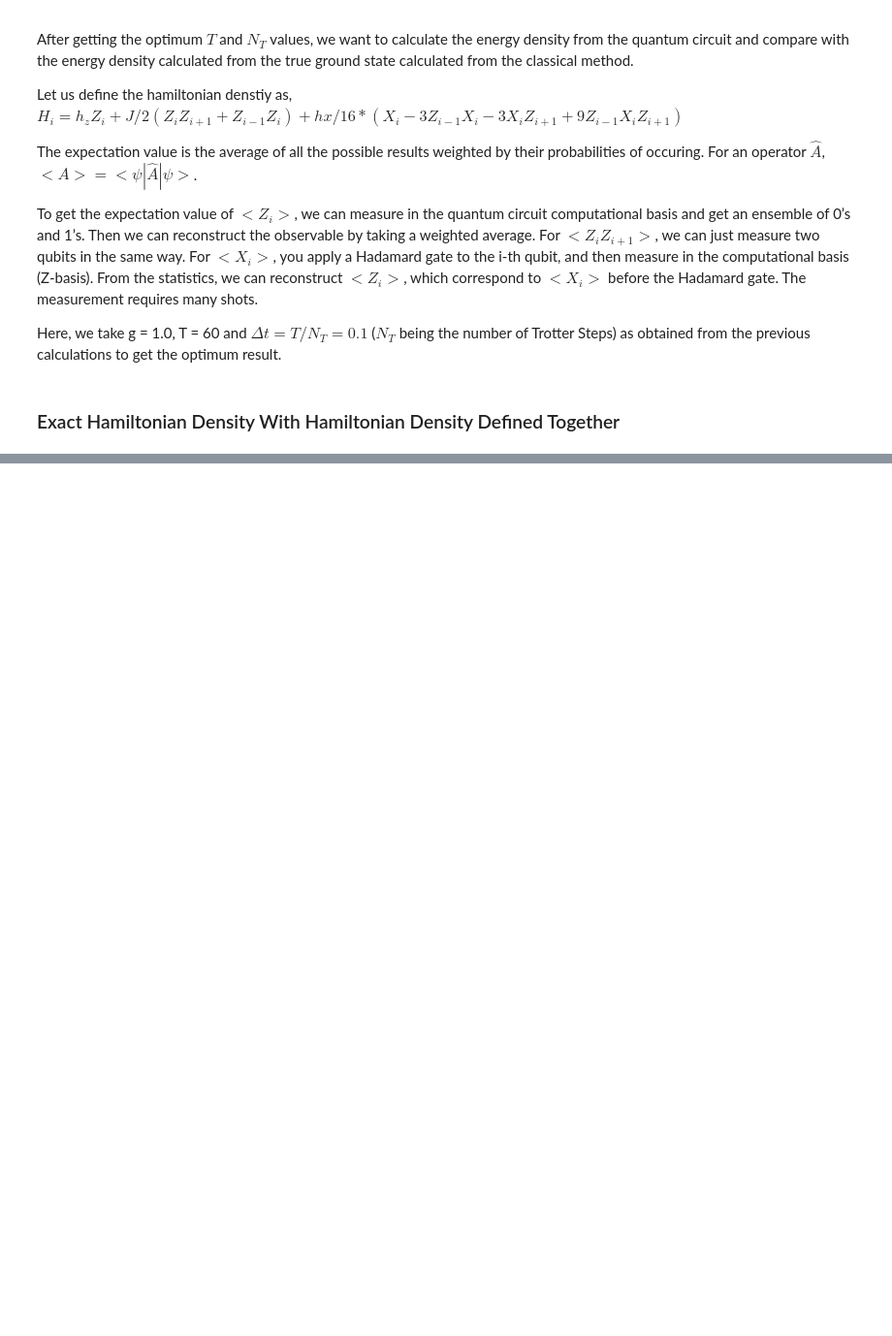
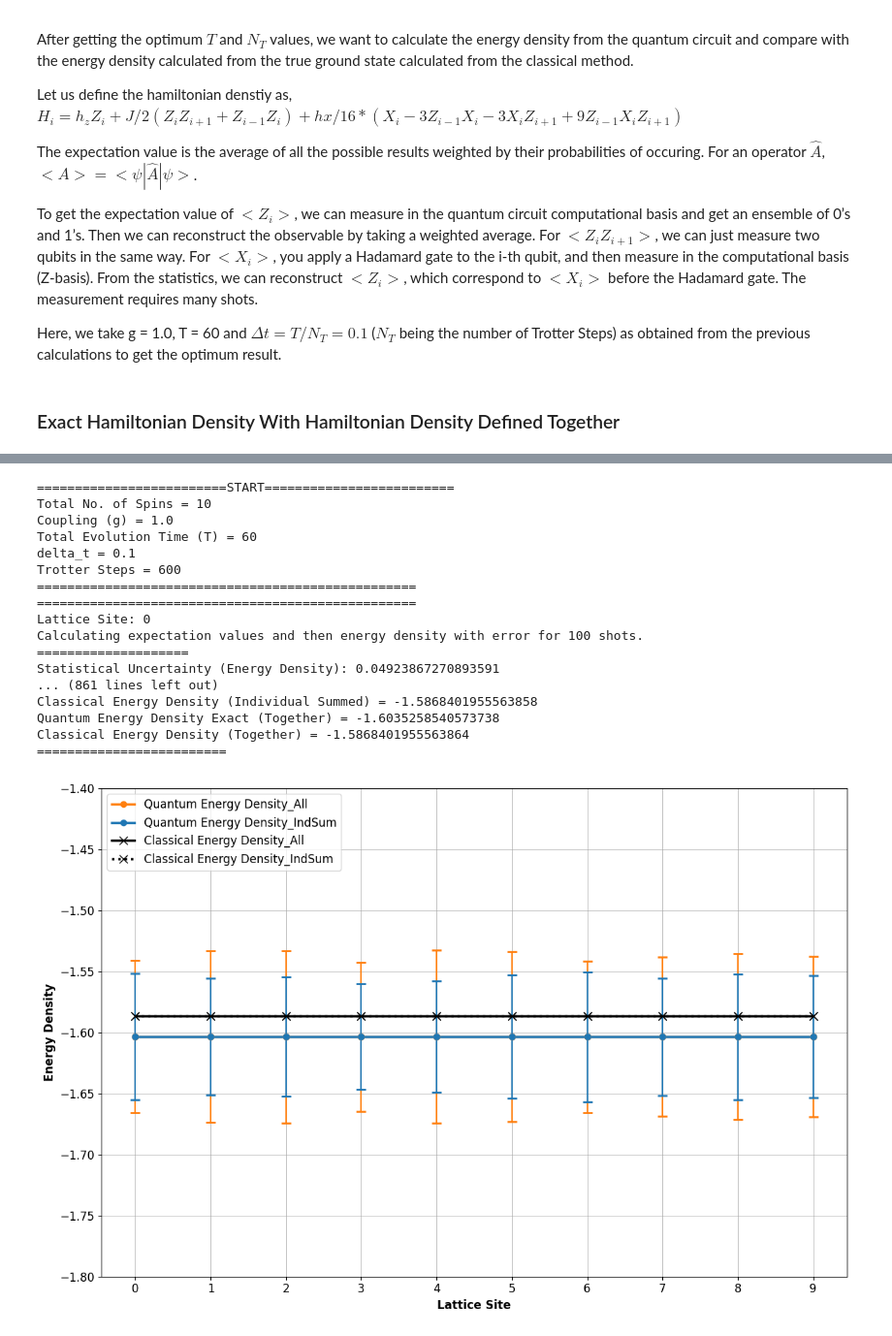
Before and after one commit to sabinthapa100/gs_su2, a Jupyter notebook: GS_Adiabatic.ipynb, the cells around one changed output, grey strips where cells are left out. Shown at 97% size. Drawn from its saved outputs; the diff is of its cells as text; code cells hidden in the pictures; blank space fills up the shorter version.

```diff
--- a/GS_Adiabatic.ipynb
+++ b/GS_Adiabatic.ipynb
@@ -2407,7 +2471,7 @@ def calculate_energy_density_with_error(psi_final_classical, qc, lattice_site, s
 order = 1
 
 ### Define constants
-N = 5  # Number of spins
+N = 10  # Number of spins
 a = 1.0  # Lattice spacing
 
 # coupling constants
@@ -2465,7 +2529,7 @@ eigenvals, eigenvecs, energy_realgs, psi_realgs = exact_ground_state(H_tot)
 qc = quantum_circuit.copy()
 
 # Define shot values to test
-shots_list = [10, 100, 1000, 10000, 100000] #[10, 100, 1000]
+shots_list = [100, 1000, 10000]
 
 # lattice sites
 lattice_sites = range(N)
@@ -2493,45 +2557,83 @@ for site in lattice_sites:
     quantum_energy_density_exact_indSum, quantum_energy_density_exact_All, classical_energy_density_indSum, stat_error_indSum, stat_error_All = calculate_energy_density_with_error(psi_final_classical, qc, site, shots_list)
 
     quantum_energies_indSum.append(quantum_energy_density_exact_indSum)
     classical_energies_indSum.append(classical_energy_density_indSum)
 
     quantum_energies_All.append(quantum_energy_density_exact_All)
     classical_energies_All.append(classical_energy_density_All)
 
     stat_errors_indSum.append(stat_error_indSum)
 
     stat_errors_All.append(stat_error_All)
 
+    print("="*25)
+    print(f"Stat Error (Ind Sum) = {stat_error_indSum}")
+    print(f"Stat Error (All) = {stat_error_All}")
+    print("="*25)
+
+
     # Sys Error
     # sys_error = np.abs((energy_density_quantum - energy_density_classical)/energy_density_classical)
 
     print("="*25)
     print(f"Quantum Energy Density Exact (Individual Summed) = {quantum_energy_density_exact_indSum}")
     print(f"Classical Energy Density (Individual Summed) = {classical_energy_density_indSum}")
     print(f"Quantum Energy Density Exact (Together) = {quantum_energy_density_exact_All}")
     print(f"Classical Energy Density (Together) = {classical_energy_density_All}")
     print("="*25)
 
 # Plot results
-plt.plot(lattice_sites, quantum_energies_indSum, '-', label='Quantum Energy Density_IndSum', color='tab:blue')
+# Plot settings
+plt.figure(figsize=(12,8))
+
+plt.plot(lattice_sites, quantum_energies_All, '-', label='Quantum Energy Density_All', color='tab:orange', linewidth=2.5, marker='o', markersize=6)
+plt.errorbar(lattice_sites, quantum_energies_All, yerr=stat_errors_All, fmt='o', capsize=5, capthick=2, color='tab:orange')
+
+plt.plot(lattice_sites, quantum_energies_indSum, '-', label='Quantum Energy Density_IndSum', color='tab:blue', linewidth=2.5, marker='o', markersize=6)
 plt.errorbar(lattice_sites, quantum_energies_indSum, yerr=stat_errors_indSum, fmt='o', capsize=5, capthick=2, color='tab:blue')
 
-plt.plot(lattice_sites, quantum_energies_All, '-', label='Quantum Energy Density_All', color='tab:orange')
-plt.errorbar(lattice_sites, quantum_energies_All, yerr=stat_errors_All, fmt='o', capsize=5, capthick=2, color='tab:orange')
+plt.plot(lattice_sites, classical_energies_All, '-', marker='x', color='k', label='Classical Energy Density_All', linewidth=2.5, markersize=8)
+plt.plot(lattice_sites, classical_energies_indSum, ':', marker='x', color='k', label='Classical Energy Density_IndSum', linewidth=2.5, markersize=8)
+#labels
+plt.xlabel('Lattice Site', fontsize=12, fontweight='bold')
+plt.ylabel('Energy Density', fontsize=12, fontweight='bold')
 
-plt.plot(lattice_sites, classical_energies_All, '-', marker='x', color='k', label='Classical Energy Density_All')  # Solid black line
-plt.plot(lattice_sites, classical_energies_indSum, ':', marker='x', color='k', label='Classical Energy Density_IndSum')  # Dotted black line
+# Set y-axis range
+plt.ylim(-1.8, - 1.4)
 
-plt.xlabel('Lattice Site')
-plt.ylabel('Energy Density')
+# Set x-ticks to be exactly at the lattice sites and apply scientific notation
+plt.xticks(lattice_sites, fontsize=12)
+plt.yticks(fontsize=12)
 
-# Set x-ticks to be exactly at the lattice sites
-plt.xticks(lattice_sites)
+# Grid and background
+plt.grid(visible=True, which='major', linestyle='-', linewidth=0.5, color='darkgray')  # Solid grid for major ticks
+plt.grid(visible=True, which='minor', linestyle='--', linewidth=0.4)  # Solid grid for major ticks
 
-plt.title('Energy Density At Different Lattice Sites')
-plt.grid(True)
-plt.legend()
-plt.savefig(f'energy_density_comparison_{N}_sites.png', dpi=300) # save the figure
+# Legend
+plt.legend(fontsize=12, loc='upper left', frameon=True)
+
+# Save the figure with a high resolution
+plt.tight_layout()
+plt.savefig(f'energy_density_comparison_{N}_sites.pdf')
 plt.show()
+# %% [output]
+=========================START=========================
+Total No. of Spins = 10
+Coupling (g) = 1.0
+Total Evolution Time (T) = 60
+delta_t = 0.1
+Trotter Steps = 600
+==================================================
+==================================================
+Lattice Site: 0
+Calculating expectation values and then energy density with error for 100 shots.
+====================
+Statistical Uncertainty (Energy Density): 0.04923867270893591
+... (861 lines left out)
+Classical Energy Density (Individual Summed) = -1.5868401955563858
+Quantum Energy Density Exact (Together) = -1.6035258540573738
+Classical Energy Density (Together) = -1.5868401955563864
+=========================
+[figure, added]
 # %%
 # END #
```
Also changed, not shown: parts of 4 cells of this notebook, 5 other files.
